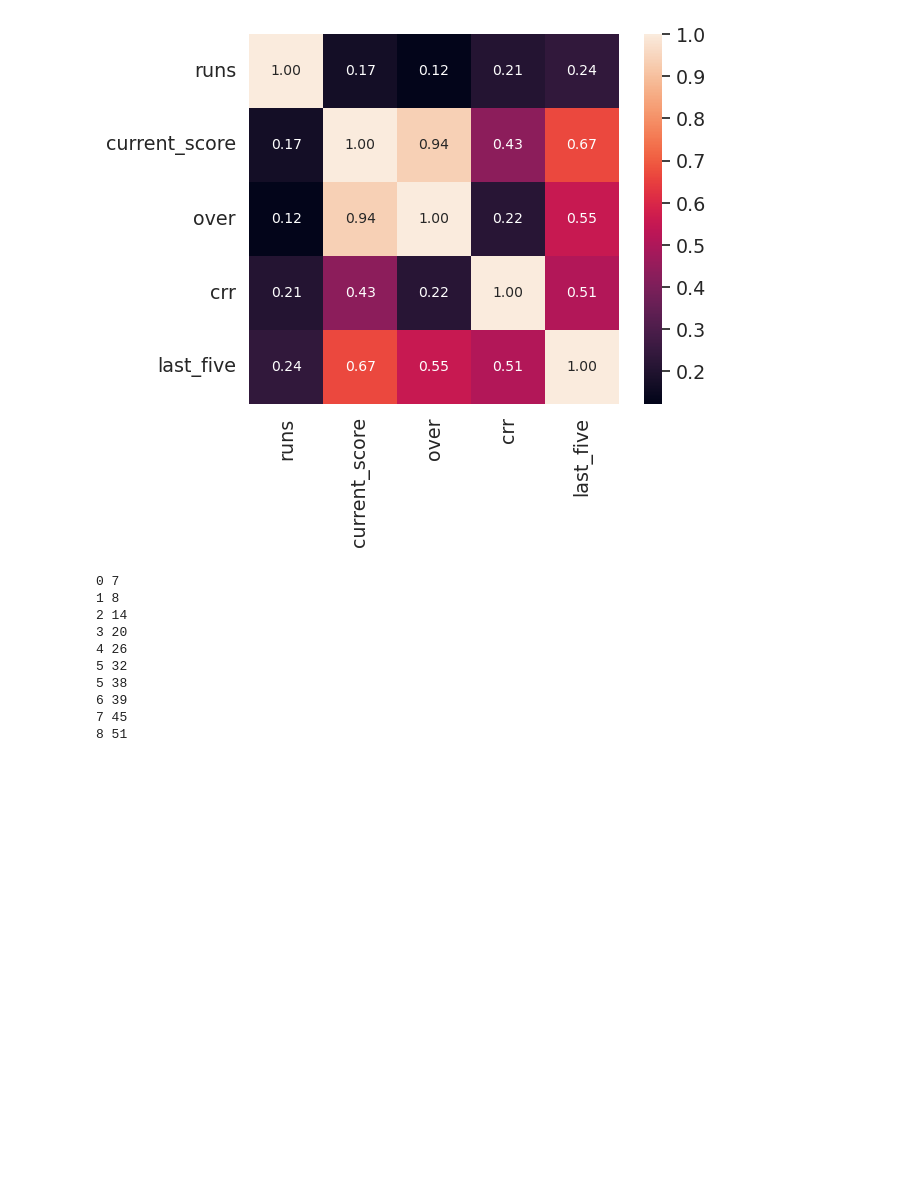
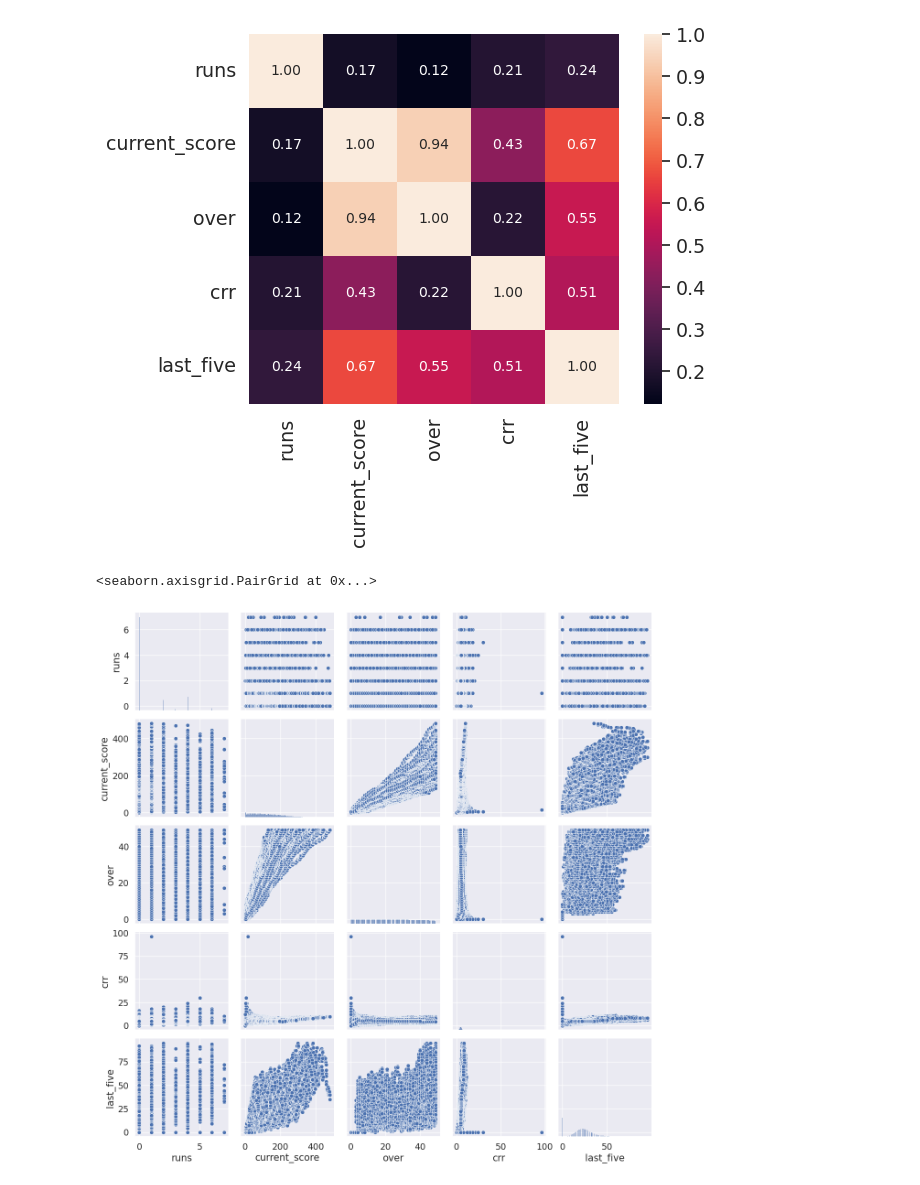
Before and after one commit to Sibgat-Ul/cricket_score_prediction, a Jupyter notebook: main.ipynb, the cells around one changed output. Cells and saved outputs as stored; diff of their text form; code cells hidden in the pictures; blank space fills up the shorter version.

```diff
--- a/main.ipynb
+++ b/main.ipynb
@@ -54,30 +49,34 @@ X.drop(['current_score'], axis=1, inplace=True)
+# %%
+sns.pairplot(data)
+# %% [output]
+<seaborn.axisgrid.PairGrid at 0x...>
+[figure, added]
 # %%
-#data.to_csv('clean_data.csv')
-def get_over(df=data, row_idx=0):
-    return df.loc[row_idx]['over']
-rows = data.shape[0]
-last_ball_count = 6
-overs = []
-curr = get_over(data, last_ball_count)
-next_ = get_over(data, last_ball_count+1)
-
-while last_ball_count < 50:
-    if curr != next_:
-        last_ball_count = last_ball_count + 1
-    else:
-        last_ball_count = last_ball_count + 6
-
-    curr = get_over(data, last_ball_count-1)
-    next_ = get_over(data, last_ball_count)
-    print(curr, last_ball_count)
+# #data.to_csv('clean_data.csv')
+# def get_over(df=data, row_idx=0, over=True):
+#     row = df.loc[row_idx]
+#     if over:
+#         return row['over']
+#     else:
+#         return row
+#
+# rows = data.shape[0]
+# last_ball_count = 6
+# reduced_data = pd.DataFrame(data.columns)
+# reduced_data_idx = 0
+# curr = get_over(data, last_ball_count)
+# next_ = get_over(data, last_ball_count+1)
+#
+# while last_ball_count < rows:
+#     if curr != next_:
+#         last_ball_count = last_ball_count + 1
+#     else:
+#         last_ball_count = last_ball_count + 6
+#
+#     curr = get_over(data, last_ball_count-1)
+#     next_ = get_over(data, last_ball_count)
+#     if reduced_data_idx > rows:
+#         reduced_data_idx = rows-1
+#     reduced_data.loc[reduced_data_idx] = get_over(data, last_ball_count-1, False)
+#     reduced_data_idx = reduced_data_idx+1
+#     print('running')
-# %% [output]
-0 7
-1 8
-2 14
-3 20
-4 26
-5 32
-5 38
-6 39
-7 45
-8 51
```
Also changed, not shown: parts of 12 cells of this notebook.
